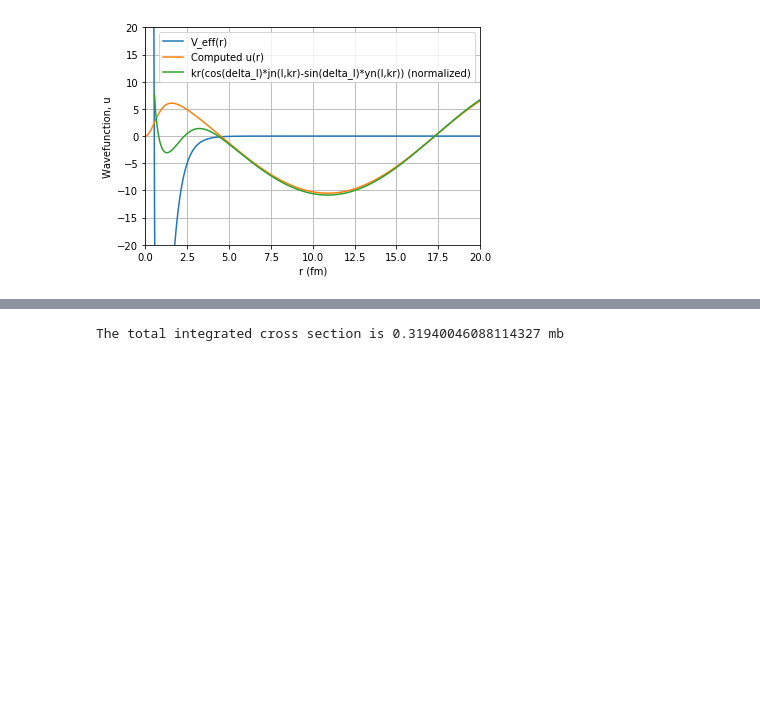
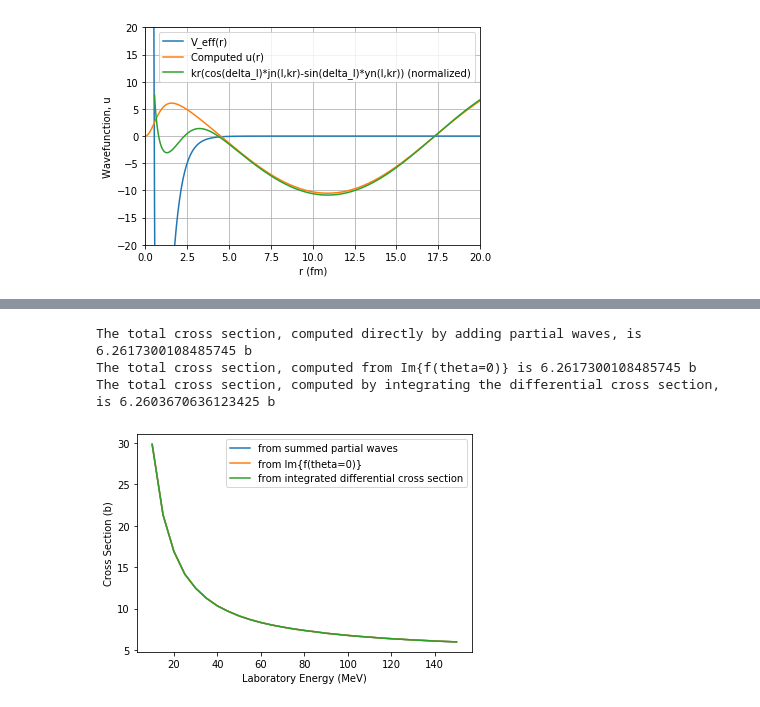
Before and after one commit to ChadUmmel/TALENT, a Jupyter notebook: HW1.ipynb, the cells around one changed output, grey strips where cells are left out. Drawn from its saved outputs; the diff is of its cells as text; code cells hidden in the pictures; blank space fills up the shorter version.

Commit message:
Subroutines computing f, differential cross section, and cross section have been refined and debugged and outputs seem to be correct. I think the code is finished (woohoo!)

```diff
--- a/HW1.ipynb
+++ b/HW1.ipynb
@@ -90,8 +99,8 @@ def amp(E,lmax):
 # %%
-#Get the total, integrated cross section using a midpoint integral
+#Get the total, integrated cross section using a trapezoidal integral
 def cstot(E,lmax):
-    (theta,ang)=amp(E,lmax)
-    cs=0
+    (theta,fretot,fimtot,ang,cs_partial,cs_im)=amp(E,lmax)
+    cs_int=0
     for i in range(0,len(theta)-1,1):
-        cs=cs+(ang[i+1]+ang[i])/2*(theta[i+1]-theta[i])
-    return(cs)
+        cs_int=cs_int+2*math.pi*(ang[i+1]*math.sin(theta[i+1])+ang[i]*math.sin(theta[i]))/2*(theta[i+1]-theta[i])
+    return(cs_partial,cs_im,cs_int)
@@ -176,7 +213,28 @@ plt.ylabel("d\sigma/d\Omega (mb/sr)");
 #Debugging cell to check total integrated cross section in mb
 E=5
 lmax=4
-cs=cstot(E,lmax)
-print("The total integrated cross section is %s mb" %cs)
+(cs_partial,cs_im,cs_int)=cstot(E,lmax)
+print("The total cross section, computed directly by adding partial waves, is %s b" %cs_partial)
+print("The total cross section, computed from Im{f(theta=0)} is %s b" %cs_im)
+print("The total cross section, computed by integrating the differential cross section, is %s b" %cs_int)
 # %% [output]
-The total integrated cross section is 0.31940046088114327 mb
+The total cross section, computed directly by adding partial waves, is 6.2617300108485745 b
+The total cross section, computed from Im{f(theta=0)} is 6.2617300108485745 b
+The total cross section, computed by integrating the differential cross section, is 6.2603670636123425 b
+# %%
+#Plot the total cross section vs. energy
+lmax=8 #Note that convergence is not observed for lmax<7
+E = np.linspace(10,150,int((150-10)/5+1))
+cs_partial = np.zeros(len(E))
+cs_im = np.zeros(len(E))
+cs_int = np.zeros(len(E))
+for i in range(0,len(E),1):
+    (cs_partial[i],cs_im[i],cs_int[i])=cstot(E[i],lmax)
+plt.plot(E,cs_partial,label="from summed partial waves")
+plt.plot(E,cs_im,label="from Im{f(theta=0)}")
+plt.plot(E,cs_int,label="from integrated differential cross section")
+plt.xlabel("Laboratory Energy (MeV)")
+plt.ylabel("Cross Section (b)")
+plt.legend();
+# %% [output]
+[figure, added]
```
Also changed, not shown: parts of 6 cells of this notebook.
